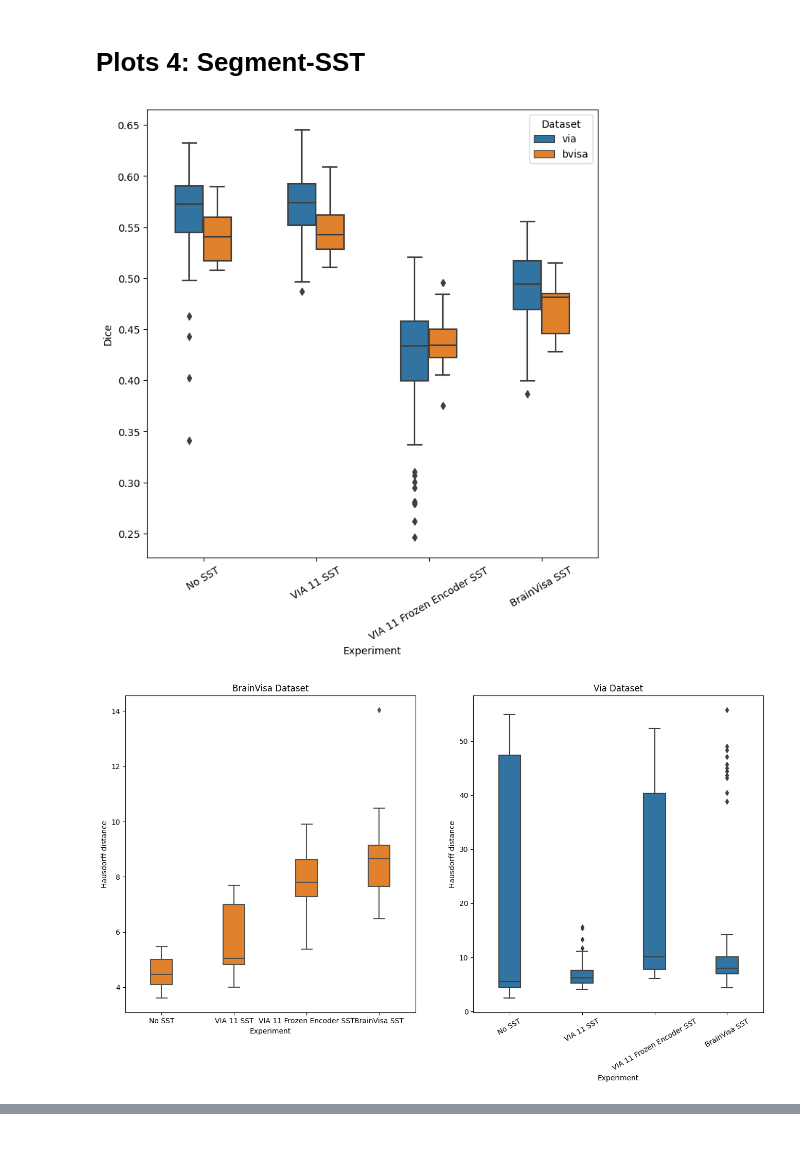
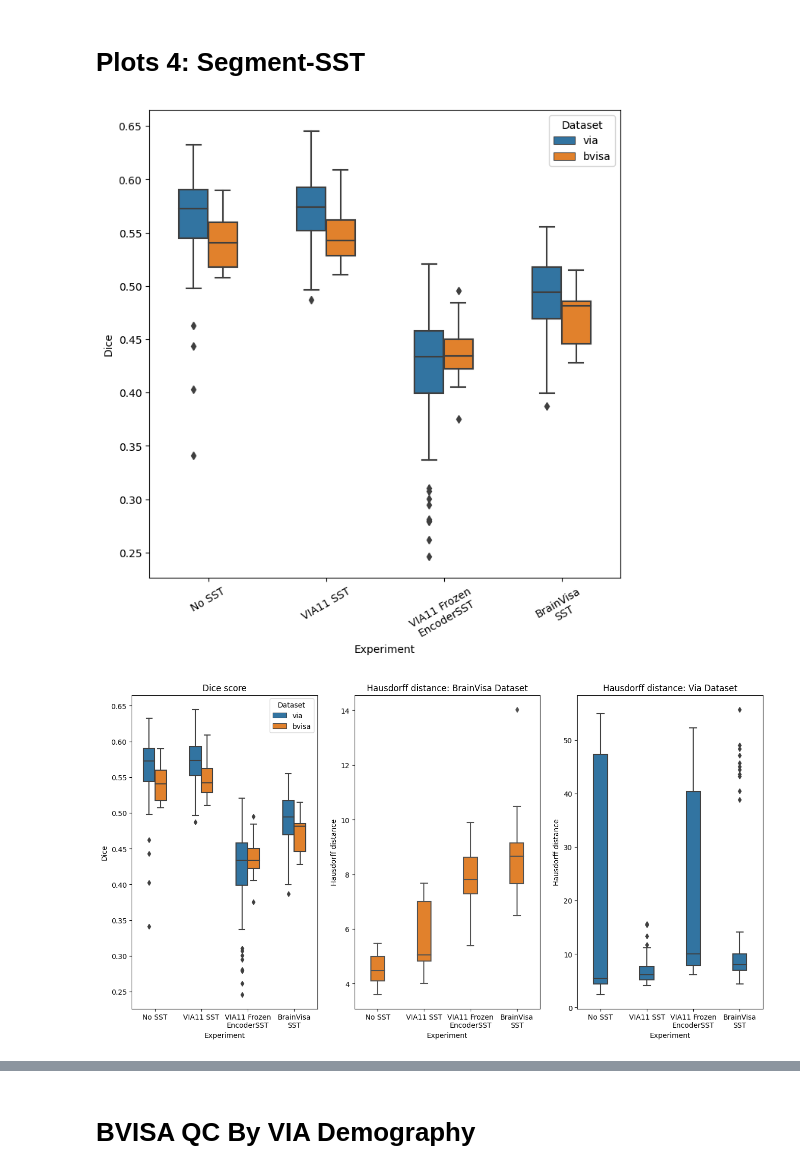
Before and after one commit to Vivikar/central-sulcus-analysis, a Jupyter notebook: notebooks/16_GenerateReportPlotsTables.ipynb, the cells around one changed output, grey strips where cells are left out. Drawn from its saved outputs; the diff is of its cells as text; code cells hidden in the pictures; blank space fills up the shorter version.

```diff
--- a/notebooks/16_GenerateReportPlotsTables.ipynb
+++ b/notebooks/16_GenerateReportPlotsTables.ipynb
@@ -266,8 +267,8 @@ experiments2select = ['CS1x_noSST_tverskyLoss_monaBasicUnet-fullTraining',
 experiments2rename = {'CS1x_noSST_tverskyLoss_monaBasicUnet-fullTraining':'No SST',
                       'CS1x_bvisaSST_tverskyLoss_monaBasicUnet-fullFinetune':'BrainVisa Full fine-tune SST',
                       'CS1x_bvisaSST_tverskyLoss_monaBasicUnet-frozenEncoder':'BrainVisa Frozen Encoder SST',
-                      'CS1x_via11simBVISASST_tverskyLoss_monaBasicUnet-fullFinetune-MaxPool':'Via Full fine tune SST MaxPool',
-                      'CS1x_via11simBVISASST_tverskyLoss_monaBasicUnet-frozenEncoder-MaxPool':'Via Frozen Encoder SST MaxPool',
+                      'CS1x_via11simBVISASST_tverskyLoss_monaBasicUnet-fullFinetune-MaxPool':'Via Full fine tune SST',
+                      'CS1x_via11simBVISASST_tverskyLoss_monaBasicUnet-frozenEncoder-MaxPool':'Via Frozen Encoder SST',
                      }
 
 
@@ -299,6 +300,11 @@ plt.xticks(rotation=30)
 sns.boxplot(data=plot_df1,
             y='Hausdorff distance', x='Experiment', width=0.3,
             ax = ax[1],  color=sns.palettes.color_palette('tab10')[0])
+plt.xticks(rotation=30)
+
+
+ax[0].set_xticks(ax[0].get_xticks(), labels=ax[0].get_xticklabels(), rotation=30)
+
 ax[0].set_title('BrainVisa Dataset')
 ax[1].set_title('Via Dataset')
 plt.show()
@@ -315,46 +321,51 @@ experiments2select = ['CS2x_via11SegmSST_monaiUnet-fullFinetune',
                       'CS2x_bvisaSST_monaiUnet-fullFinetune',
                       'CS2x_via11SegmSST_monaiUnet-frozenEncoder']
 
-experiments2rename = {'CS2x_via11SegmSST_monaiUnet-fullFinetune': 'VIA 11 SST',
+experiments2rename = {'CS2x_via11SegmSST_monaiUnet-fullFinetune': 'VIA11 SST',
                       'CS2x_noSST_monaiUnet-fullFinetune': 'No SST',
-                      'CS2x_bvisaSST_monaiUnet-fullFinetune':'BrainVisa SST',
-                       'CS2x_via11SegmSST_monaiUnet-frozenEncoder':'VIA 11 Frozen Encoder SST',}
+                      'CS2x_bvisaSST_monaiUnet-fullFinetune':'BrainVisa\nSST',
+                       'CS2x_via11SegmSST_monaiUnet-frozenEncoder':'VIA11 Frozen\nEncoderSST',}
 
 
 if experiments2select:
     plot_df = merged_dfs[merged_dfs['Experiment'].isin(experiments2select)]
 if experiments2rename:
     plot_df = plot_df.replace({'Experiment':experiments2rename})
 
 if filter_ds:
     plot_df = plot_df[plot_df['Dataset'] == filter_ds]
 else:
     plot_df = plot_df
 
 fig = plt.figure(figsize=(8, 8))
 sns.boxplot(data=plot_df, hue='Dataset', y='Dice', x='Experiment',
             width =0.5)
 plt.xticks(rotation=30)
 plt.show()
 
-fig, ax = plt.subplots(1, 2, figsize=(16, 8))
+fig, ax = plt.subplots(1, 3, figsize=(16, 8))
+sns.boxplot(data=plot_df, hue='Dataset', y='Dice', x='Experiment',
+            width =0.5, ax=ax[0])
+plt.xticks(rotation=0)
+# plt.show()
+
+# fig, ax = plt.subplots(2, 1, figsize=(8, 16))
 plot_df1 = plot_df[plot_df.Dataset == 'via']
 plot_df2 = plot_df[plot_df.Dataset == 'bvisa']
-plt.xticks(rotation=30)
+plt.xticks(rotation=0)
 sns.boxplot(data=plot_df2,
             y='Hausdorff distance', x='Experiment',width=0.3,
-            ax = ax[0], color=sns.palettes.color_palette('tab10')[1])
-plt.xticks(rotation=30)
-
+            ax = ax[1], color=sns.palettes.color_palette('tab10')[1])
 sns.boxplot(data=plot_df1,
             y='Hausdorff distance', x='Experiment', width=0.3,
-            ax = ax[1],  color=sns.palettes.color_palette('tab10')[0])
-ax[0].set_title('BrainVisa Dataset')
-ax[1].set_title('Via Dataset')
+            ax = ax[2],  color=sns.palettes.color_palette('tab10')[0])
+ax[0].set_title('Dice score')
+ax[1].set_title('Hausdorff distance: BrainVisa Dataset')
+ax[2].set_title('Hausdorff distance: Via Dataset')
 plt.show()
 # %% [output]
-[figure, old version]
+[figure, new version]
-[figure, old version]
+[figure, new version]
 # %%
 aggregate_results[aggregate_results.exp.isin(experiments2select)]
 # %% [output]
@@ -367,3 +378,5 @@ aggregate_results[aggregate_results.exp.isin(experiments2select)]
 | 26 | CS2x_via11SegmSST_monaiUnet-fullF... | bvisa | 0.5464+-0.0264 | 5.6262+-1.2634 | dice iou hausdorff_distan... |
 | 27 | CS2x_via11SegmSST_monaiUnet-froze... | bvisa | 0.4369+-0.0322 | 7.8018+-1.1398 | dice iou hausdorff_distan... |
 | 28 | CS2x_bvisaSST_monaiUnet-fullFinetune | bvisa | 0.4703+-0.0252 | 8.8257+-1.8993 | dice iou hausdorff_distan... |
+# %% [markdown]
+# BVISA QC By VIA Demography
```
Also changed, not shown: parts of 16 cells of this notebook, 3 other files.
